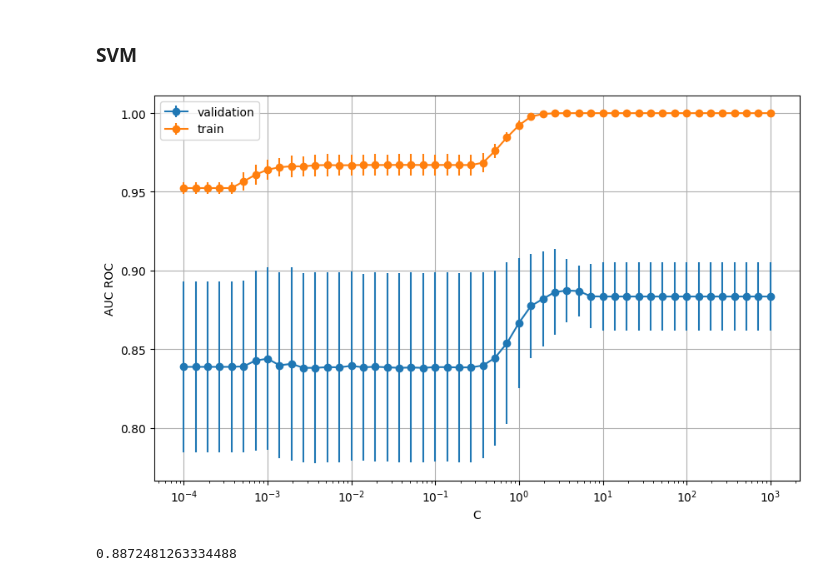
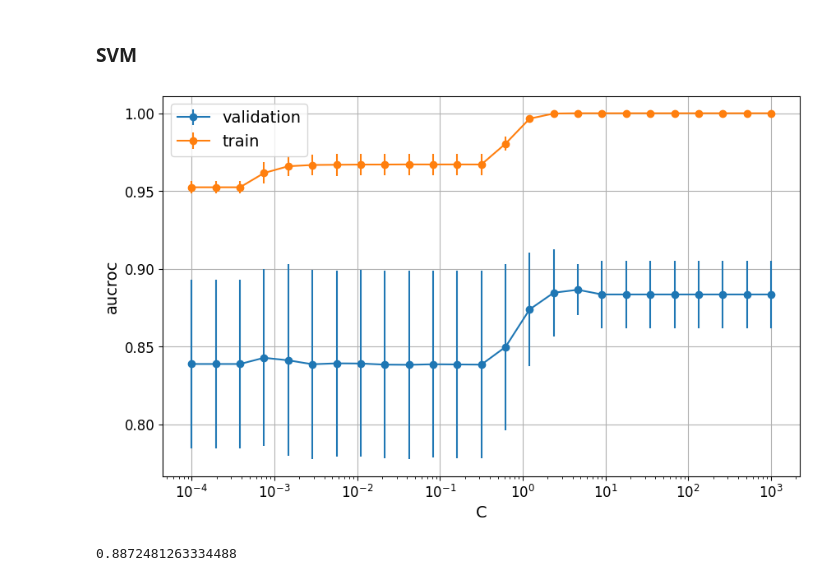
Before and after one commit to fedeaar/aa-tp01, a Jupyter notebook: experimentacion/ej4_1_svm.ipynb, the cells around one changed output. Cells and saved outputs as stored; diff of their text form; code cells hidden in the pictures.

```diff
--- a/experimentacion/ej4_1_svm.ipynb
+++ b/experimentacion/ej4_1_svm.ipynb
@@ -20,7 +20,7 @@ k = 5
 cv = StratifiedKFold(n_splits=k, shuffle=True, random_state=seed)
 cols_val = [f"split_val_{i}" for i in range(k)]
 cols_train = [f"split_train_{i}" for i in range(k)]
-C_values = np.logspace(-4, 3, 50)
+C_values = np.logspace(-4, 3, 25)
 for C in C_values:
     svm = SVCWrapper(C=C, random_state=seed, **best_params)
     auc_scores, _ = cross_validate(svm, X_train, y_train, metric=aucroc, use_decision=True, cv=cv)
@@ -31,16 +31,18 @@ for C in C_values:
 # %%
 plt.figure(figsize=(10, 6))
 plt.errorbar(C_values, mean_val_scores, std_val_scores, fmt='-o', label="validation")
 plt.errorbar(C_values, mean_train_scores, std_train_scores, fmt='-o', label="train")
-plt.legend()
+plt.legend(fontsize=14)
 plt.xscale('log')
-plt.xlabel('C')
-plt.ylabel('AUC ROC')
+plt.xlabel('C', fontsize=14)
+plt.ylabel('aucroc', fontsize=14)
+plt.tick_params(axis="x", labelsize=12)
+plt.tick_params(axis="y", labelsize=12)
 # plt.title('Curva de Complejidad para SVM') # no hace falta, va en el label del pdf
 plt.grid(True)
 plt.show()
 # %% [output]
-[figure, old version]
+[figure, new version]
 # %%
 np.max(mean_val_scores)
 # %% [output]
```
Also changed, not shown: 3 other files.
